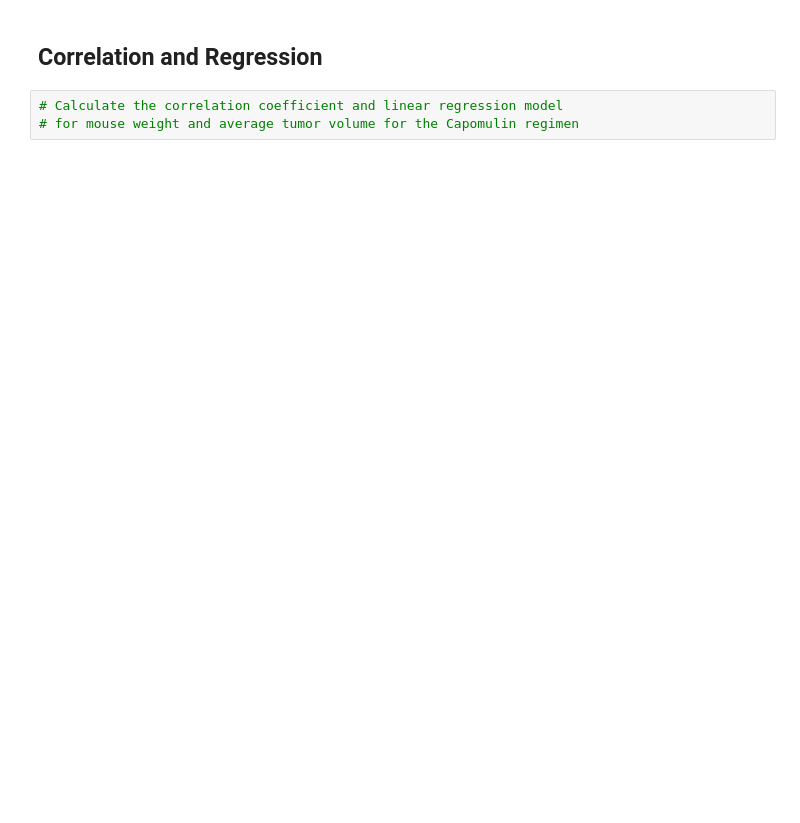
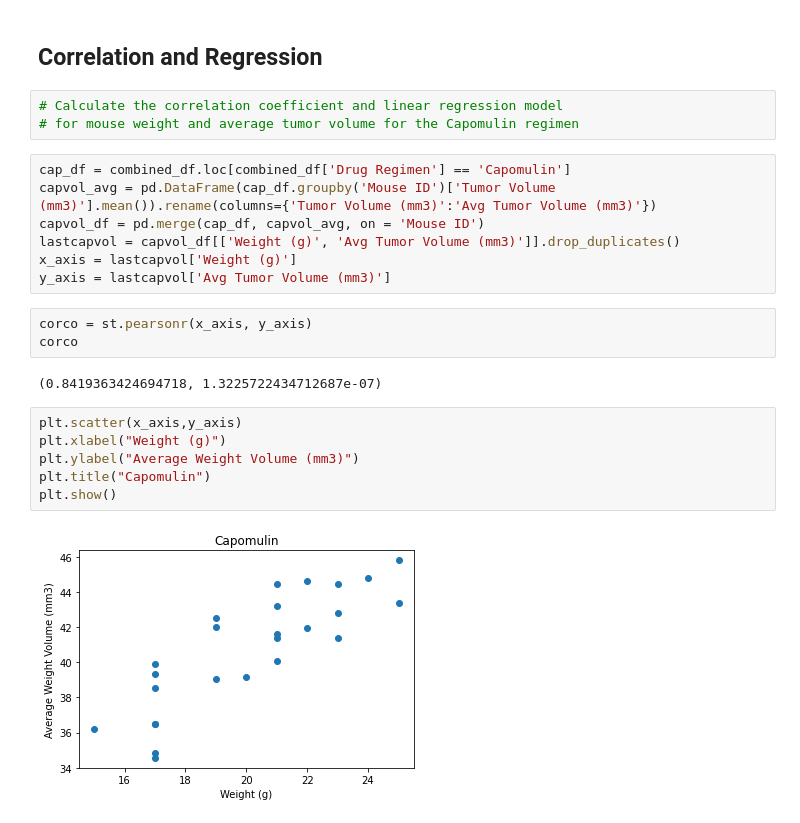
Before and after one commit to E-Weber/matplotlib-challenge, a Jupyter notebook: Instructions/Pymaceuticals/pymaceuticals_starter.ipynb, the cells around one changed output. Saved outputs shown, nothing was run; the diff lists cells and outputs as text; blank space fills up the shorter version.

Commit message:
here we go - onto corco and linregress

```diff
--- a/Instructions/Pymaceuticals/pymaceuticals_starter.ipynb
+++ b/Instructions/Pymaceuticals/pymaceuticals_starter.ipynb
@@ -512,3 +539,23 @@ IQR: 15.577752179999997
 # %%
 # Calculate the correlation coefficient and linear regression model
 # for mouse weight and average tumor volume for the Capomulin regimen
+# %%
+cap_df = combined_df.loc[combined_df['Drug Regimen'] == 'Capomulin']
+capvol_avg = pd.DataFrame(cap_df.groupby('Mouse ID')['Tumor Volume (mm3)'].mean()).rename(columns={'Tumor Volume (mm3)':'Avg Tumor Volume (mm3)'})
+capvol_df = pd.merge(cap_df, capvol_avg, on = 'Mouse ID')
+lastcapvol = capvol_df[['Weight (g)', 'Avg Tumor Volume (mm3)']].drop_duplicates()
+x_axis = lastcapvol['Weight (g)']
+y_axis = lastcapvol['Avg Tumor Volume (mm3)']
+# %%
+corco = st.pearsonr(x_axis, y_axis)
+corco
+# %% [output]
+(0.8419363424694718, 1.3225722434712687e-07)
+# %%
+plt.scatter(x_axis,y_axis)
+plt.xlabel("Weight (g)")
+plt.ylabel("Average Weight Volume (mm3)")
+plt.title("Capomulin")
+plt.show()
+# %% [output]
+[figure, added]
```
Also changed, not shown: parts of 15 cells of this notebook.
